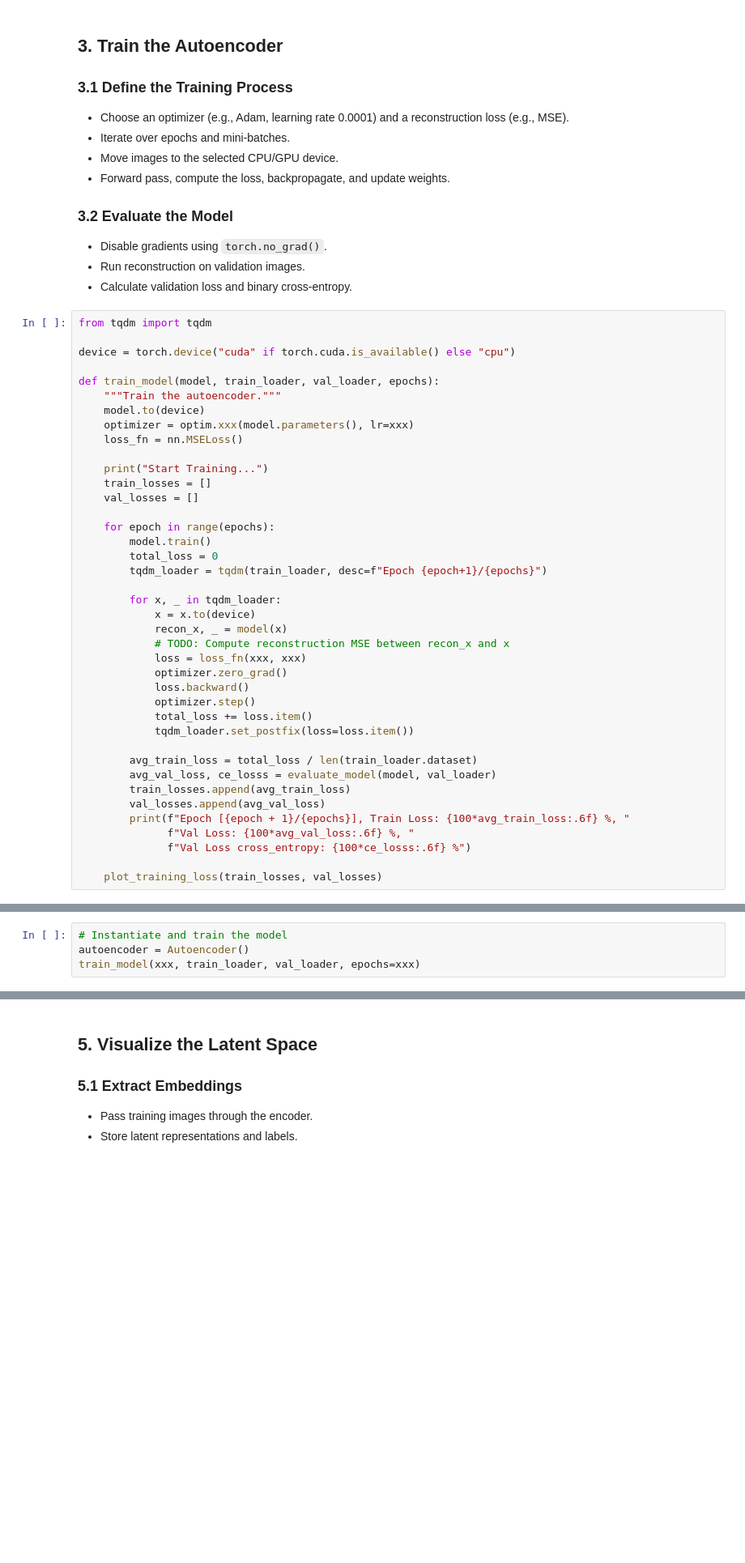
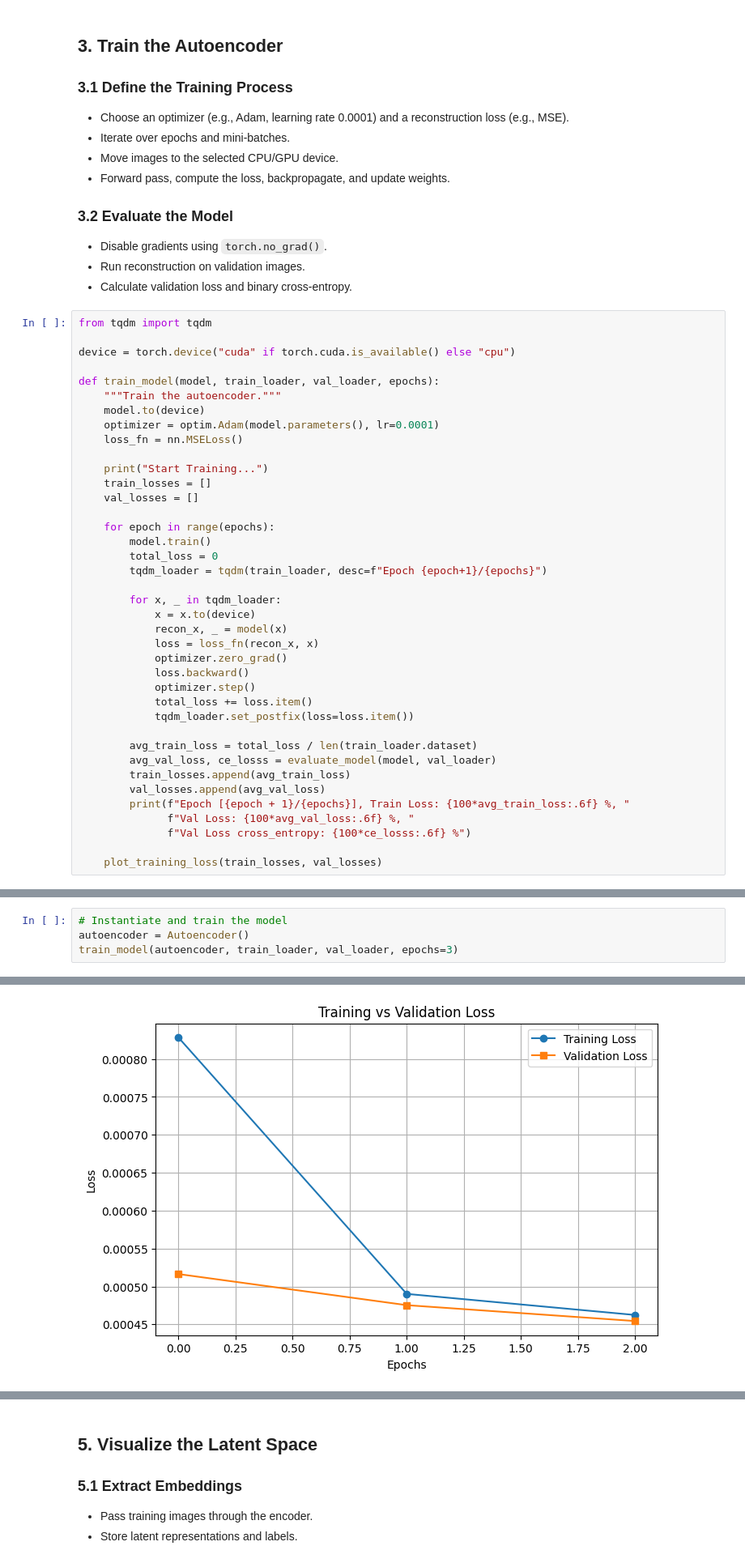
Before and after one commit to EmineOA/GenAI, a Jupyter notebook: TP_1_1_AE.ipynb, the cells around one changed output, grey strips where cells are left out. Shown at 81% size. Saved outputs shown, nothing was run; the diff lists cells and outputs as text; blank space fills up the shorter version.

```diff
--- a/TP_1_1_AE.ipynb
+++ b/TP_1_1_AE.ipynb
@@ -191,7 +218,7 @@ device = torch.device("cuda" if torch.cuda.is_available() else "cpu")
 def train_model(model, train_loader, val_loader, epochs):
     """Train the autoencoder."""
     model.to(device)
-    optimizer = optim.xxx(model.parameters(), lr=xxx)
+    optimizer = optim.Adam(model.parameters(), lr=0.0001)
     loss_fn = nn.MSELoss()
 
     print("Start Training...")
@@ -206,8 +233,7 @@ def train_model(model, train_loader, val_loader, epochs):
         for x, _ in tqdm_loader:
             x = x.to(device)
             recon_x, _ = model(x)
-            # TODO: Compute reconstruction MSE between recon_x and x
-            loss = loss_fn(xxx, xxx)
+            loss = loss_fn(recon_x, x)
             optimizer.zero_grad()
             loss.backward()
             optimizer.step()
@@ -257,4 +283,5 @@ def plot_training_loss(train_losses, val_losses):
 # %%
 # Instantiate and train the model
 autoencoder = Autoencoder()
-train_model(xxx, train_loader, val_loader, epochs=xxx)
+train_model(autoencoder, train_loader, val_loader, epochs=3)
+# %% [output]
@@ -261,3 +292,4 @@ train_model(xxx, train_loader, val_loader, epochs=xxx)
+[figure, added]
 # %% [markdown]
 ## 4. Reconstruct Images Using the Autoencoder
 ### 4.1 Extract a Few Test Images
```
Also changed, not shown: parts of 16 cells of this notebook.
